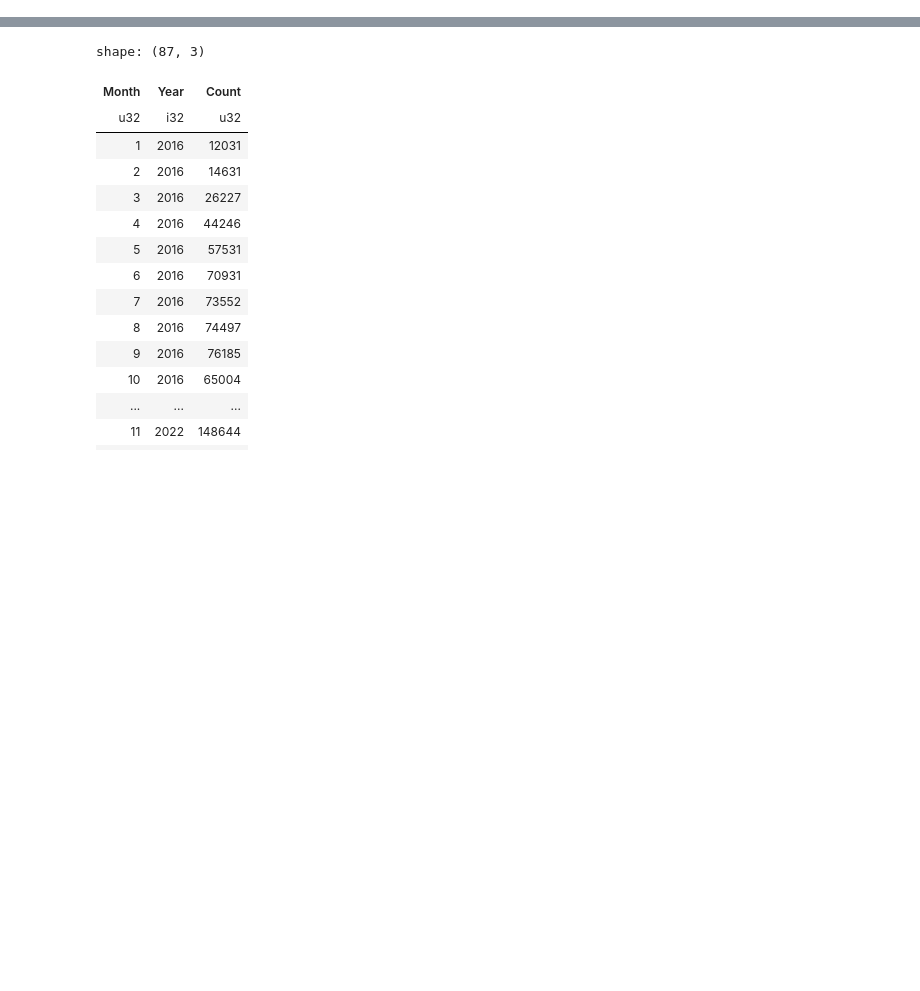
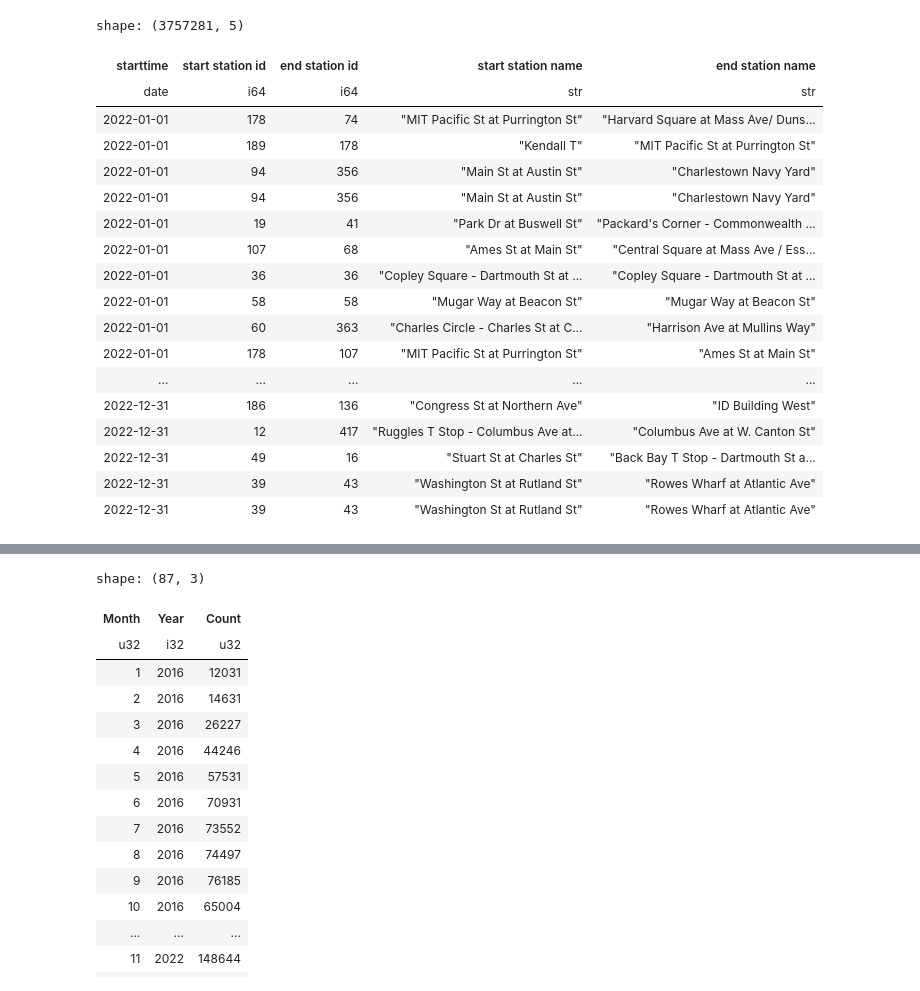
Before and after one commit to itamarst/cambridge-bicycle-usage, a Jupyter notebook: bluebikes.ipynb, the cells around one changed output, grey strips where cells are left out. Cells and saved outputs as stored; diff of their text form; code cells hidden in the pictures; blank space fills up the shorter version.

```diff
--- a/bluebikes.ipynb
+++ b/bluebikes.ipynb
@@ -51,0 +53,22 @@ shape: (16097979, 5)
+# %%
+rides.filter(pl.col("starttime").dt.year() == 2022)
+# %% [output]
+shape: (3757281, 5)
+| starttime | start station id | end station id | start station name | end station name |
+| date | i64 | i64 | str | str |
+| 2022-01-01 | 178 | 74 | "MIT Pacific St at Purrington St" | "Harvard Square at Mass Ave/ Duns... |
+| 2022-01-01 | 189 | 178 | "Kendall T" | "MIT Pacific St at Purrington St" |
+| 2022-01-01 | 94 | 356 | "Main St at Austin St" | "Charlestown Navy Yard" |
+| 2022-01-01 | 94 | 356 | "Main St at Austin St" | "Charlestown Navy Yard" |
+| 2022-01-01 | 19 | 41 | "Park Dr at Buswell St" | "Packard's Corner - Commonwealth ... |
+| 2022-01-01 | 107 | 68 | "Ames St at Main St" | "Central Square at Mass Ave / Ess... |
+| 2022-01-01 | 36 | 36 | "Copley Square - Dartmouth St at ... | "Copley Square - Dartmouth St at ... |
+| 2022-01-01 | 58 | 58 | "Mugar Way at Beacon St" | "Mugar Way at Beacon St" |
+| 2022-01-01 | 60 | 363 | "Charles Circle - Charles St at C... | "Harrison Ave at Mullins Way" |
+| 2022-01-01 | 178 | 107 | "MIT Pacific St at Purrington St" | "Ames St at Main St" |
+| ... | ... | ... | ... | ... |
+| 2022-12-31 | 186 | 136 | "Congress St at Northern Ave" | "ID Building West" |
+| 2022-12-31 | 12 | 417 | "Ruggles T Stop - Columbus Ave at... | "Columbus Ave at W. Canton St" |
+| 2022-12-31 | 49 | 16 | "Stuart St at Charles St" | "Back Bay T Stop - Dartmouth St a... |
+| 2022-12-31 | 39 | 43 | "Washington St at Rutland St" | "Rowes Wharf at Atlantic Ave" |
+| 2022-12-31 | 39 | 43 | "Washington St at Rutland St" | "Rowes Wharf at Atlantic Ave" |
```
Also changed, not shown: parts of 12 cells of this notebook.
